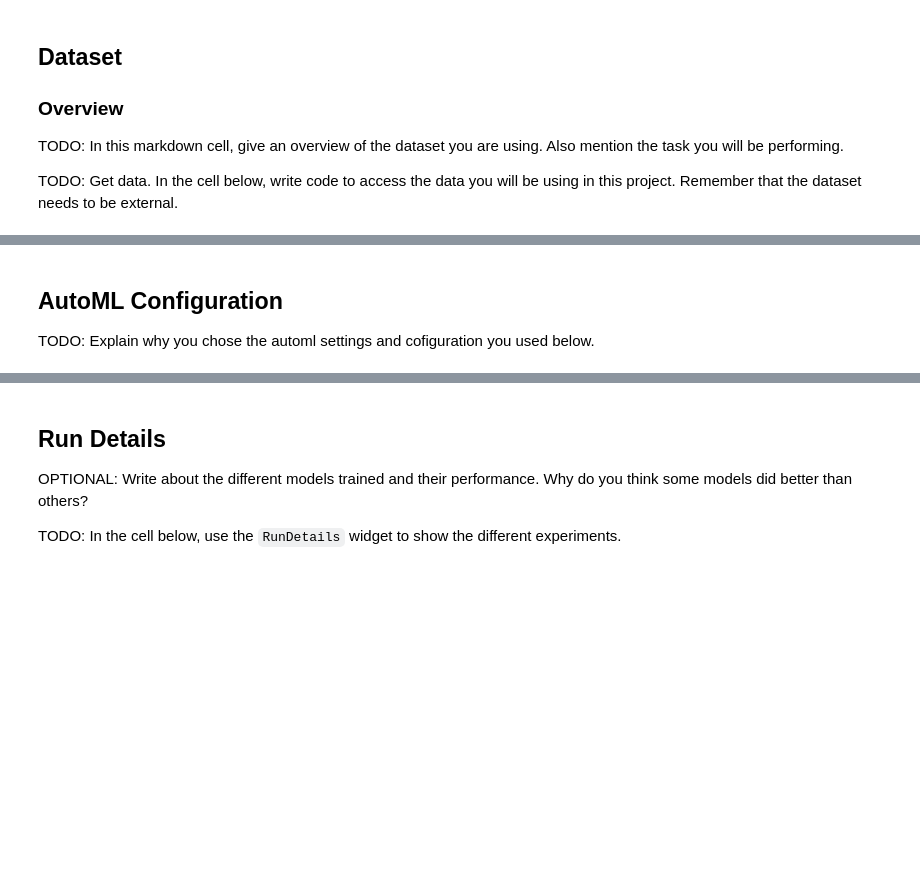
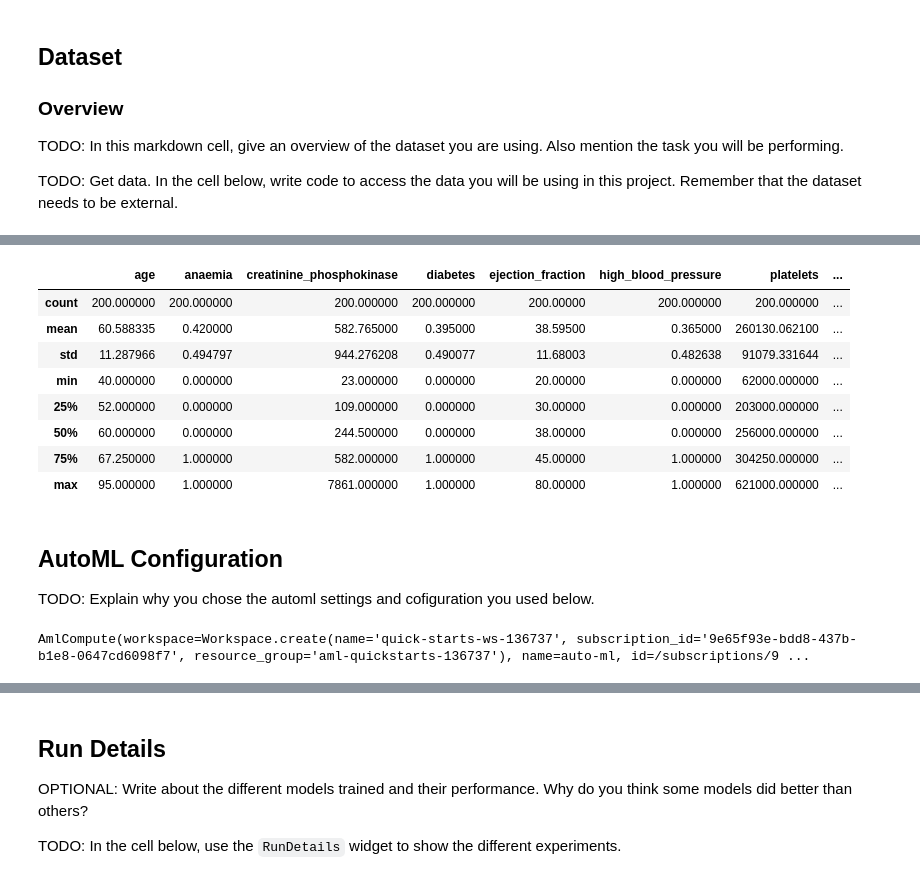
Before and after one commit to zaza107-1/nd00333-capstone, a Jupyter notebook: starter_file/automl.ipynb, the cells around one changed output, grey strips where cells are left out. Cells and saved outputs as stored; diff of their text form; code cells hidden in the pictures; blank space fills up the shorter version.

```diff
--- a/starter_file/automl.ipynb
+++ b/starter_file/automl.ipynb
@@ -86,4 +107,20 @@ compute_target.wait_for_completion(show_output=True, min_node_count = 1, timeout
+# %%
+df_train.describe()
+# %% [output]
+|  | age | anaemia | creatinine_phosphokinase | diabetes | ejection_fraction | high_blood_pressure | platelets | ... |
+| count | 200.000000 | 200.000000 | 200.000000 | 200.000000 | 200.00000 | 200.000000 | 200.000000 | ... |
+| mean | 60.588335 | 0.420000 | 582.765000 | 0.395000 | 38.59500 | 0.365000 | 260130.062100 | ... |
+| std | 11.287966 | 0.494797 | 944.276208 | 0.490077 | 11.68003 | 0.482638 | 91079.331644 | ... |
+| min | 40.000000 | 0.000000 | 23.000000 | 0.000000 | 20.00000 | 0.000000 | 62000.000000 | ... |
+| 25% | 52.000000 | 0.000000 | 109.000000 | 0.000000 | 30.00000 | 0.000000 | 203000.000000 | ... |
+| 50% | 60.000000 | 0.000000 | 244.500000 | 0.000000 | 38.00000 | 0.000000 | 256000.000000 | ... |
+| 75% | 67.250000 | 1.000000 | 582.000000 | 1.000000 | 45.00000 | 1.000000 | 304250.000000 | ... |
+| max | 95.000000 | 1.000000 | 7861.000000 | 1.000000 | 80.00000 | 1.000000 | 621000.000000 | ... |
 # %% [markdown]
 ## AutoML Configuration
 
 TODO: Explain why you chose the automl settings and cofiguration you used below.
+# %%
+compute_target
+# %% [output]
+AmlCompute(workspace=Workspace.create(name='quick-starts-ws-136737', subscription_id='9e65f93e-bdd8-437b-b1e8-0647cd6098f7', resource_group='aml-quickstarts-136737'), name=auto-ml, id=/subscriptions/9 ...
```
Also changed, not shown: parts of 8 cells of this notebook, 2 other files.
